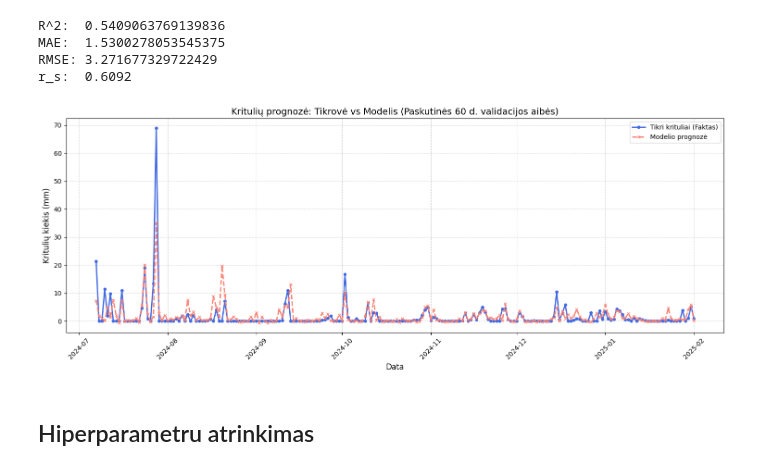
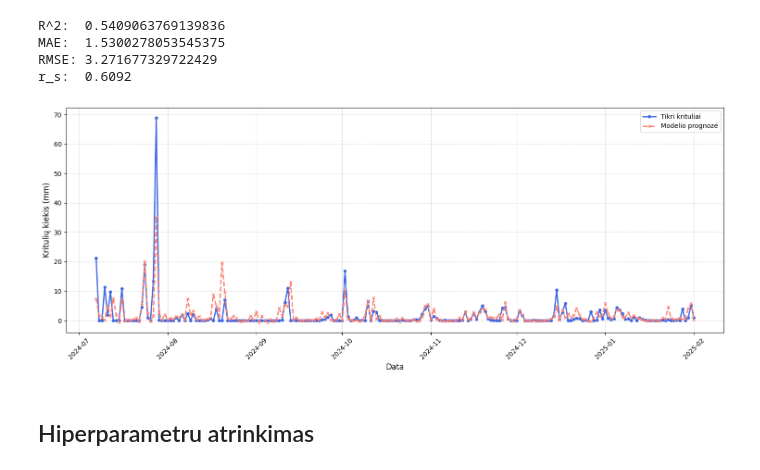
Before and after one commit to rugcer04/Duomenu_mokslo_projektas, a Jupyter notebook: code/python/Models/XGBoost.ipynb, the cells around one changed output. Saved outputs shown, nothing was run; the diff lists cells and outputs as text; code cells hidden in the pictures.

Commit message:
Final xgb model file

```diff
--- a/code/python/Models/XGBoost.ipynb
+++ b/code/python/Models/XGBoost.ipynb
@@ -767,24 +751,22 @@ plot_df = plot_df.sort_values('observationTime')
 # %%
 recent_df = plot_df.tail(210)
 
 plt.figure(figsize=(15, 6))
 
-# Tikri krituliai
 plt.plot(recent_df['observationTime'], recent_df['target_precipitation'],
-         label='Tikri krituliai (Faktas)', color='royalblue', linewidth=2, marker='o', markersize=4)
+         label='Tikri krituliai', color='royalblue', linewidth=2, marker='o', markersize=4)
 
-# Modelio prognozė
 plt.plot(recent_df['observationTime'], recent_df['prediction'],
          label='Modelio prognozė', color='salmon', linestyle='--', linewidth=2, marker='x', markersize=4)
 
-plt.title('Kritulių prognozė: Tikrovė vs Modelis (Paskutinės 60 d. validacijos aibės)', fontsize=14)
+plt.title('', fontsize=14)
 plt.ylabel('Kritulių kiekis (mm)', fontsize=12)
 plt.xlabel('Data', fontsize=12)
 plt.xticks(rotation=45)
 plt.legend()
 plt.grid(True, linestyle='--', alpha=0.5)
 
 plt.tight_layout()
 plt.show()
 # %% [output]
-[figure, old version]
+[figure, new version]
```
Also changed, not shown: parts of 6 cells of this notebook.
